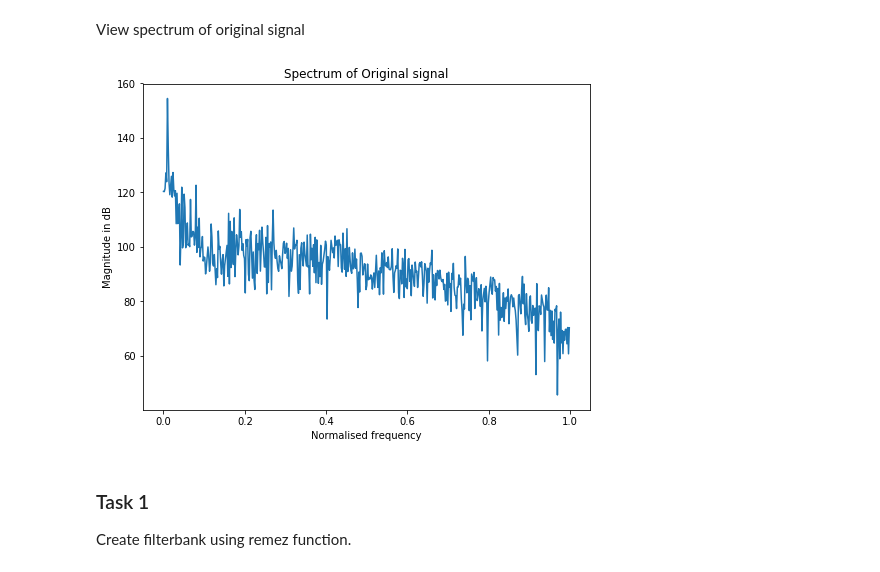
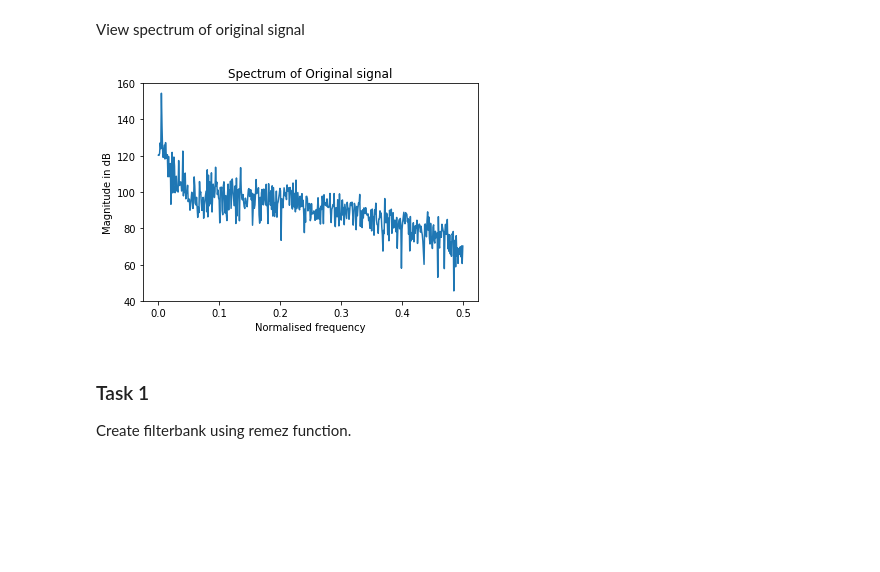
Before and after one commit to jole6826/MRSP, a Jupyter notebook: MRSP_sem1.ipynb, the cells around one changed output. Cells and saved outputs as stored; diff of their text form; code cells hidden in the pictures; blank space fills up the shorter version.

```diff
--- a/MRSP_sem1.ipynb
+++ b/MRSP_sem1.ipynb
@@ -30,13 +30,13 @@ Shape of one channel: (220500,)
 View spectrum of original signal
 # %%
 w,H = sig.freqz(audio)
-plt.plot(w/np.pi,20*np.log10(np.abs(H)))
+plt.plot(w/(np.pi*2),20*np.log10(np.abs(H)))
 plt.title('Spectrum of Original signal')
 plt.xlabel('Normalised frequency')
 plt.ylabel('Magnitude in dB')
 plt.show()
 # %% [output]
-[figure, old version]
+[figure, new version]
 # %% [markdown]
 ### Task 1
 
```
Also changed, not shown: parts of 12 cells of this notebook, 1 other file.
